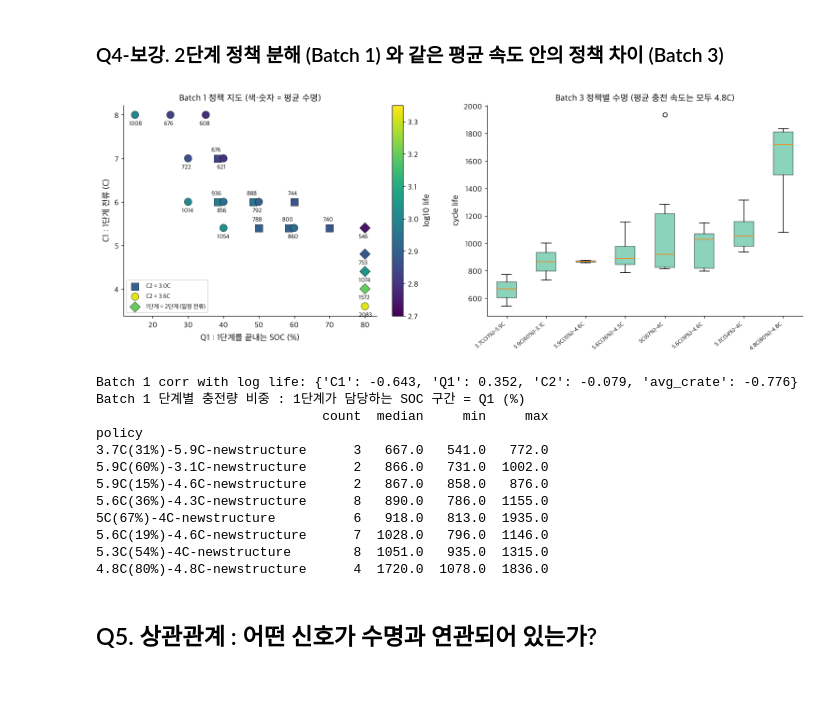
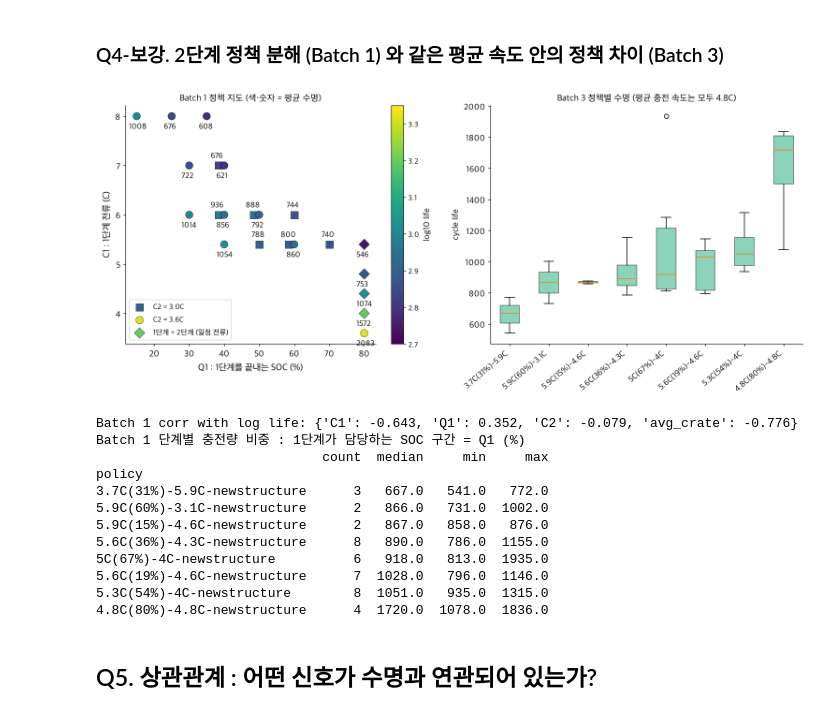
Before and after one commit to 97-99-02/ess-battery-project, a Jupyter notebook: notebooks/01_EDA.ipynb, the cells around one changed output. Saved outputs shown, nothing was run; the diff lists cells and outputs as text; code cells hidden in the pictures; blank space fills up the shorter version.

```diff
--- a/notebooks/01_EDA.ipynb
+++ b/notebooks/01_EDA.ipynb
@@ -731,35 +731,35 @@ chargetime_avg_2_6             0.551  -0.818     -0.223     0.800
 # %% [markdown]
 ### Q4-보강. 2단계 정책 분해 (Batch 1) 와 같은 평균 속도 안의 정책 차이 (Batch 3)
 # %%
-fig, axes = plt.subplots(1, 2, figsize=(14, 5.4))
+fig, axes = plt.subplots(1, 2, figsize=(14, 6.2))
 u1 = use[use.batch == 'b1']
 g = u1.groupby(['C1', 'Q1', 'C2']).life.mean().reset_index()
 g['x'] = g.Q1 + np.where(g.C2 < 3.3, -1.6, np.where(g.C2 > 3.7, 1.6, 0.0)) * (g.duplicated(['C1', 'Q1'], keep=False))
 for c2, mk in [(3.0, 's'), (3.6, 'o')]:
     m = np.isclose(g.C2, c2)
     sc = axes[0].scatter(g.x[m], g.C1[m], c=np.log10(g.life[m]), cmap='viridis', vmin=2.7, vmax=3.35, s=110, marker=mk,
                          edgecolor='k', lw=0.4, label=f'C2 = {c2}C')
 m = ~(np.isclose(g.C2, 3.0) | np.isclose(g.C2, 3.6))
 sc = axes[0].scatter(g.x[m], g.C1[m], c=np.log10(g.life[m]), cmap='viridis', vmin=2.7, vmax=3.35, s=110, marker='D',
                      edgecolor='k', lw=0.4, label='1단계 = 2단계 (일정 전류)')
 for _, r in g.iterrows():
     dy = 0.16 if r.C2 < 3.3 else -0.28
-    axes[0].annotate(f'{r.life:.0f}', (r.x, r.C1), textcoords='offset points', xytext=(-9, 9 if dy > 0 else -15), fontsize=8.5)
-axes[0].set_xlabel('Q1 : 1단계를 끝내는 SOC (%)'); axes[0].set_ylabel('C1 : 1단계 전류 (C)'); axes[0].legend(fontsize=8.5, loc='lower left')
+    axes[0].annotate(f'{r.life:.0f}', (r.x, r.C1), textcoords='offset points', xytext=(-11, 10 if dy > 0 else -18), fontsize=11)
+axes[0].set_xlabel('Q1 : 1단계를 끝내는 SOC (%)', fontsize=13); axes[0].set_ylabel('C1 : 1단계 전류 (C)', fontsize=13); axes[0].legend(fontsize=10.5, loc='lower left'); axes[0].tick_params(labelsize=12)
 axes[0].set_title('Batch 1 정책 지도 (색·숫자 = 평균 수명)')
 cb = fig.colorbar(sc, ax=axes[0]); cb.set_label('log10 life')
 u3 = use[use.batch == 'b3']
 order = u3.groupby('policy').life.median().sort_values().index
 axes[1].boxplot([u3[u3.policy == p].life for p in order], patch_artist=True,
                 boxprops=dict(facecolor=BC['b3'], alpha=0.5))
-axes[1].set_xticklabels([p.replace('-newstructure', '') for p in order], rotation=40, ha='right', fontsize=8)
+axes[1].set_xticklabels([p.replace('-newstructure', '') for p in order], rotation=40, ha='right', fontsize=11.5); axes[1].tick_params(axis='y', labelsize=12)
 axes[1].set_ylabel('cycle life'); axes[1].set_title('Batch 3 정책별 수명 (평균 충전 속도는 모두 4.8C)')
 plt.tight_layout(); plt.savefig(f'{FIG}/q4_policy_map.png', bbox_inches='tight'); plt.show()
 print('Batch 1 corr with log life:', u1[['C1', 'Q1', 'C2', 'avg_crate']].corrwith(u1.log_life).round(3).to_dict())
 print('Batch 1 단계별 충전량 비중 : 1단계가 담당하는 SOC 구간 = Q1 (%)')
 print(u3.groupby('policy').life.agg(['count', 'median', 'min', 'max']).sort_values('median').round(0))
 # %% [output]
-[figure, old version]
+[figure, new version]
 Batch 1 corr with log life: {'C1': -0.643, 'Q1': 0.352, 'C2': -0.079, 'avg_crate': -0.776}
 Batch 1 단계별 충전량 비중 : 1단계가 담당하는 SOC 구간 = Q1 (%)
                              count  median     min     max
```
Also changed, not shown: parts of 1 cell of this notebook, 3 other files.
